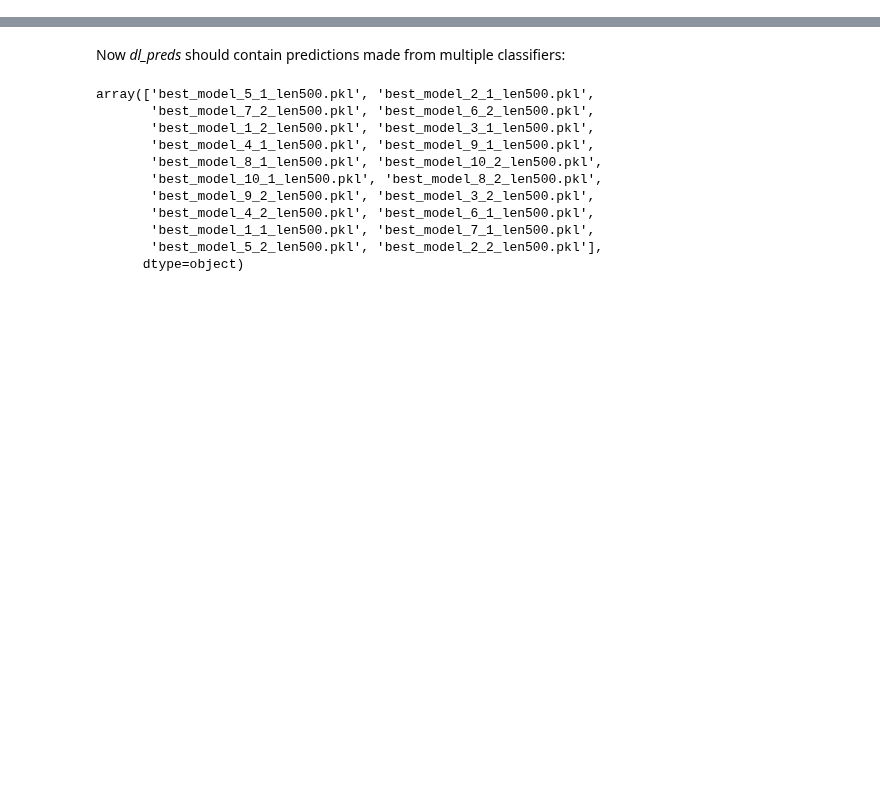
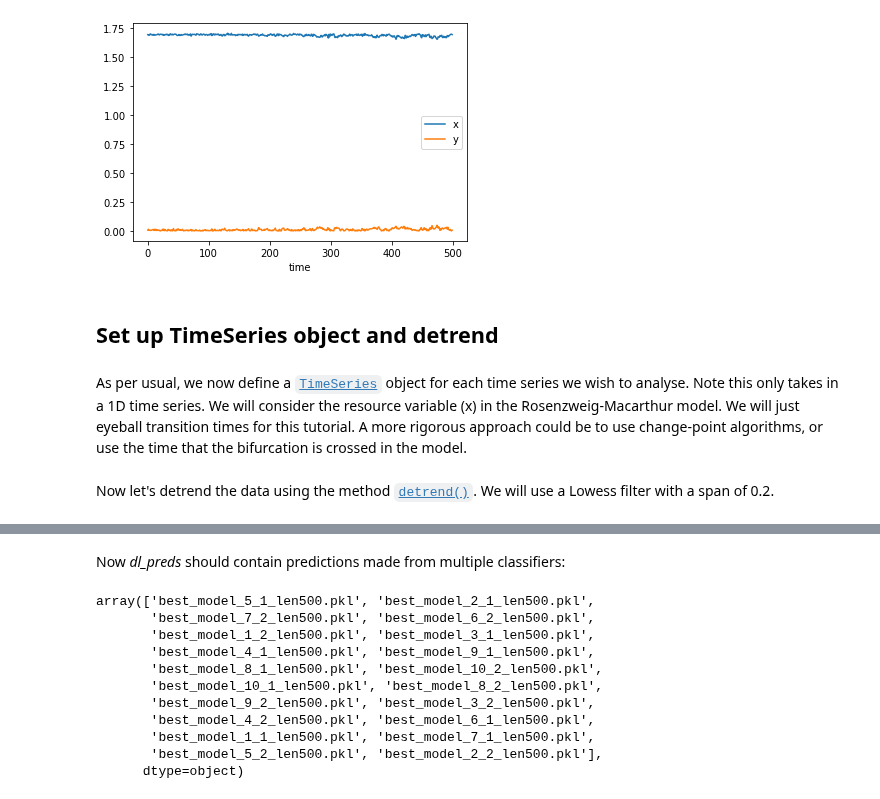
Before and after one commit to ThomasMBury/ewstools, a Jupyter notebook: tutorials/tutorial_deep_learning.ipynb, the cells around one changed output, grey strips where cells are left out. Saved outputs shown, nothing was run; the diff lists cells and outputs as text; code cells hidden in the pictures; blank space fills up the shorter version.

```diff
--- a/tutorials/tutorial_deep_learning.ipynb
+++ b/tutorials/tutorial_deep_learning.ipynb
@@ -42,0 +58,8 @@ ts.state[['state','smoothing']].plot();
+# %%
+series_rm_tc.plot();
+# %% [output]
+[figure, added]
+# %% [markdown]
+## Set up TimeSeries object and detrend
+# %% [markdown]
+As per usual, we now define a [`TimeSeries`](https://ewstools.readthedocs.io/en/latest/ewstools.html#ewstools.core.TimeSeries) object for each time series we wish to analyse. Note this only takes in a 1D time series. We will consider the resource variable (x) in the Rosenzweig-Macarthur model. We will just eyeball transition times for this tutorial. A more rigorous approach could be to use change-point algorithms, or use the time that the bifurcation is crossed in the model.
@@ -42,0 +70,2 @@ ts.state[['state','smoothing']].plot();
+# %% [markdown]
+Now let's detrend the data using the method [`detrend()`](https://ewstools.readthedocs.io/en/latest/ewstools.html#ewstools.core.TimeSeries.detrend). We will use a Lowess filter with a span of 0.2.
```
Also changed, not shown: parts of 57 cells of this notebook, 4 other files.
